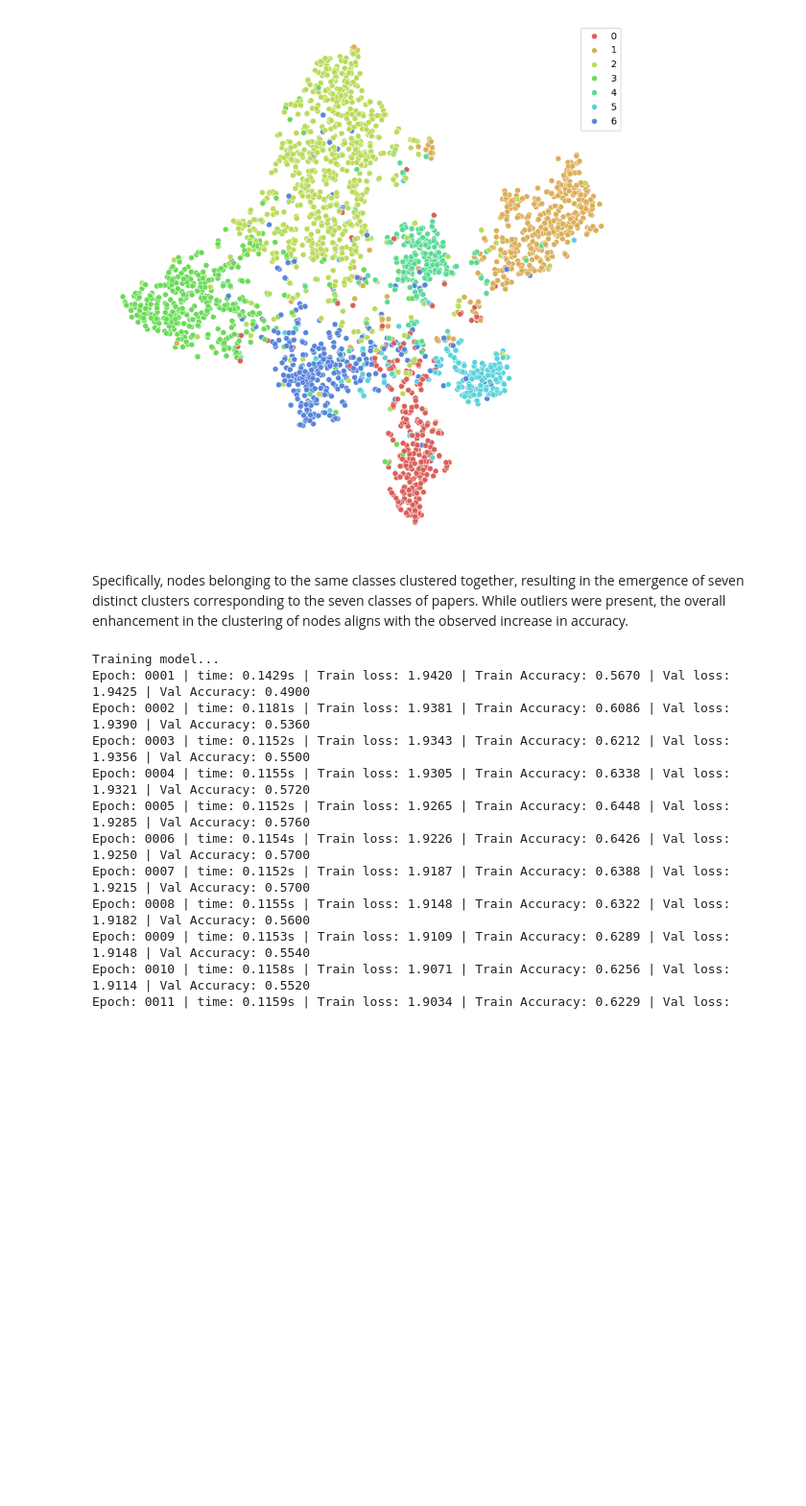
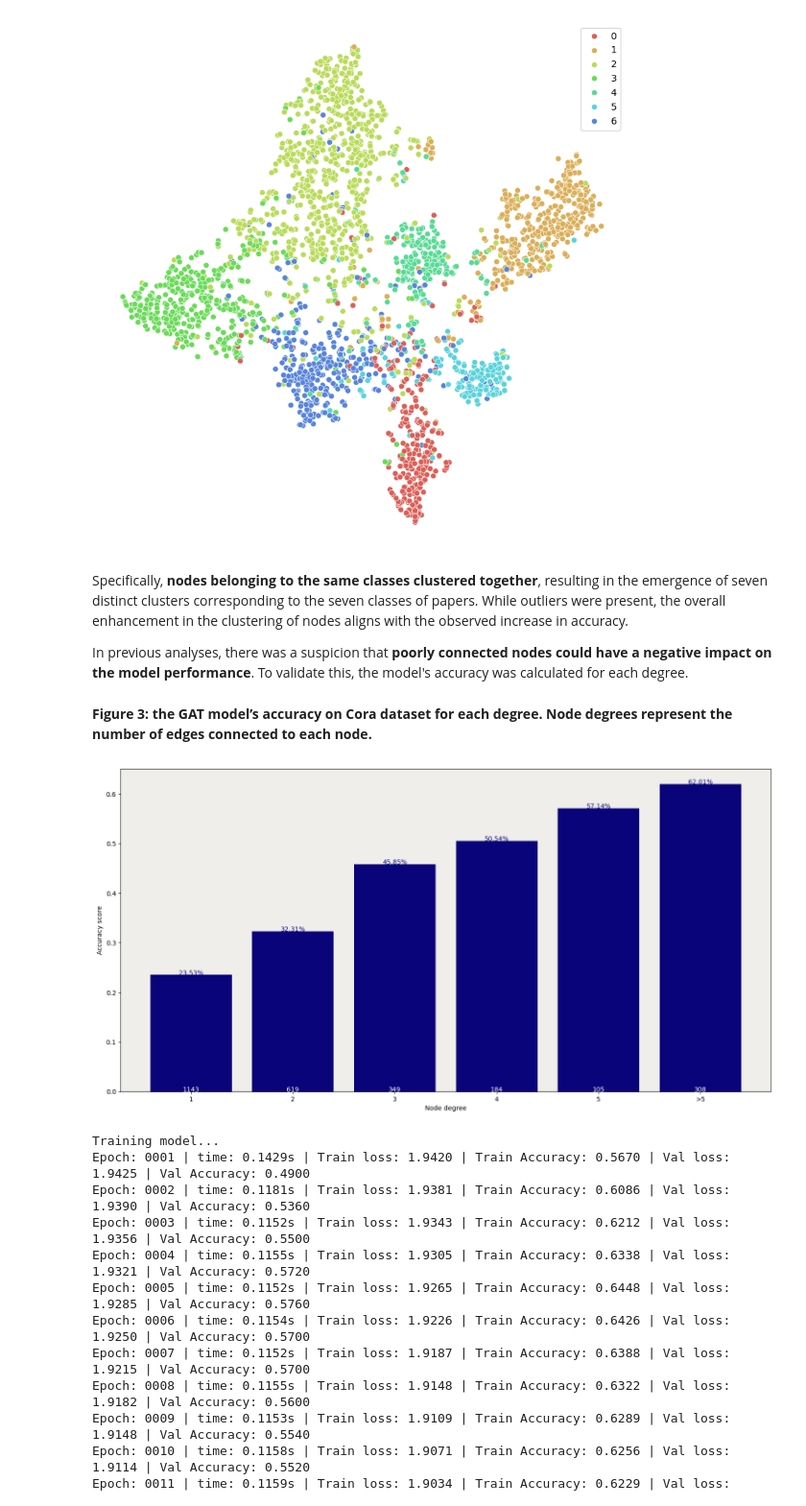
Before and after one commit to ranranrunforit/Reproducibility-Project, a Jupyter notebook: DL4H_Team_33_cz78.ipynb, the cells around one changed output. Shown at 96% size. Saved outputs shown, nothing was run; the diff lists cells and outputs as text; code cells hidden in the pictures; blank space fills up the shorter version.

```diff
--- a/DL4H_Team_33_cz78.ipynb
+++ b/DL4H_Team_33_cz78.ipynb
@@ -999,7 +995,10 @@ GAT_ppi = GAT_PPI(num_features, num_labels)
 # %% [markdown]
 **For transductive learning GAT**
 # %%
-# demonstrate load pretrained model, the load model is not THE best model
+# demonstrate load pretrained model, the load model is not the best model
+state = torch.load('GAT_Cora', map_location=torch.device('cpu'))
+GAT_cora.load_state_dict(state['model_state_dict'])
+# demonstrate load pretrained model, the load model is not the best model
 state = torch.load('GAT_Citeseer', map_location=torch.device('cpu'))
 GAT_citeseer.load_state_dict(state['model_state_dict'])
 # %% [markdown]
@@ -1180,7 +1179,53 @@ plt.show()
 # %% [output]
 [figure]
 # %% [markdown]
-Specifically, nodes belonging to the same classes clustered together, resulting in the emergence of seven distinct clusters corresponding to the seven classes of papers. While outliers were present, the overall enhancement in the clustering of nodes aligns with the observed increase in accuracy.
+Specifically, **nodes belonging to the same classes clustered together**, resulting in the emergence of seven distinct clusters corresponding to the seven classes of papers. While outliers were present, the overall enhancement in the clustering of nodes aligns with the observed increase in accuracy.
+
+In previous analyses, there was a suspicion that **poorly connected nodes could have a negative impact on the model performance**. To validate this, the model's accuracy was calculated for each degree.
+# %% [markdown]
+**Figure 3: the GAT model’s accuracy on Cora dataset for each degree. Node degrees represent the number of edges connected to each node.**
+# %%
+output = GAT_cora( features, adj_mat)
+
+# Calculate degrees of each node (sum of row values in the adjacency matrix)
+degrees = np.array(adj_mat.sum(axis=1).detach().cpu().numpy()).flatten()
+
+
+# Store accuracy scores and sample sizes
+accuracies = []
+sizes = []
+
+# Accuracy for degrees between 0 and 5
+for i in range(1, 6):
+  mask = np.where(degrees == i)[0]
+  # print(mask)
+  acc = (output[mask].argmax(dim=1) == labels[mask]).float().sum() / len( labels[mask])
+  accuracies.append(acc.item())
+  sizes.append(len(mask))
+
+
+# Accuracy for degrees > 5
+mask = np.where(degrees > 5)[0]
+accuracies.append(((output[mask].argmax(dim=1) == labels[mask]).float().sum() / len( labels[mask])).item())
+sizes.append(len(mask))
+
+import matplotlib.pyplot as plt
+# Bar plot
+fig, ax = plt.subplots(figsize=(18, 9))
+ax.set_xlabel('Node degree')
+ax.set_ylabel('Accuracy score')
+ax.set_facecolor('#EFEEEA')
+plt.bar(['1','2','3','4','5','>5'],
+        accuracies,
+        color='#0A047A')
+for i in range(0, 6):
+    plt.text(i, accuracies[i], f'{accuracies[i]*100:.2f}%',
+             ha='center', color='#0A047A')
+for i in range(0, 6):
+    plt.text(i, accuracies[i]//2, sizes[i],
+             ha='center', color='white')
+# %% [output]
+[figure, added]
 # %%
 # (This is for the demonstration, you can run it. However running this cell will increase chance to exceed the 8 minutes limits depends on the device )
 
```
Also changed, not shown: parts of 6 cells of this notebook.
